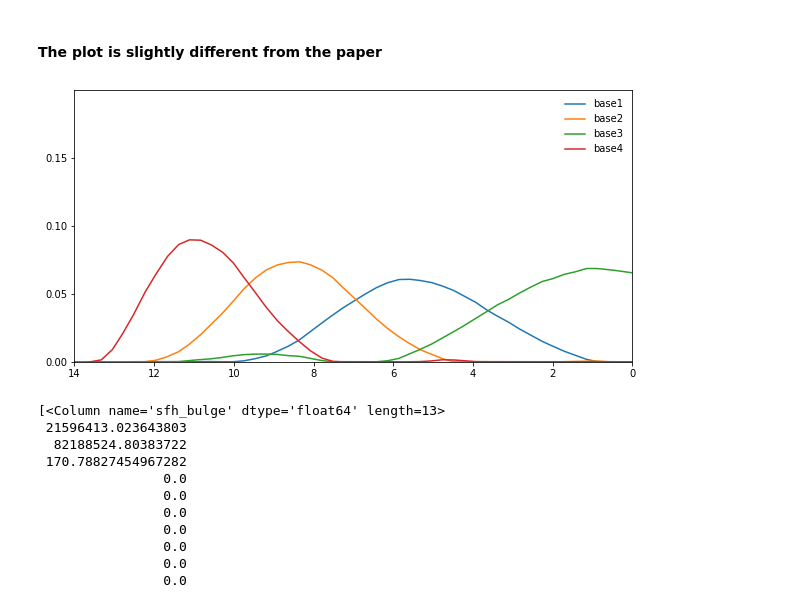
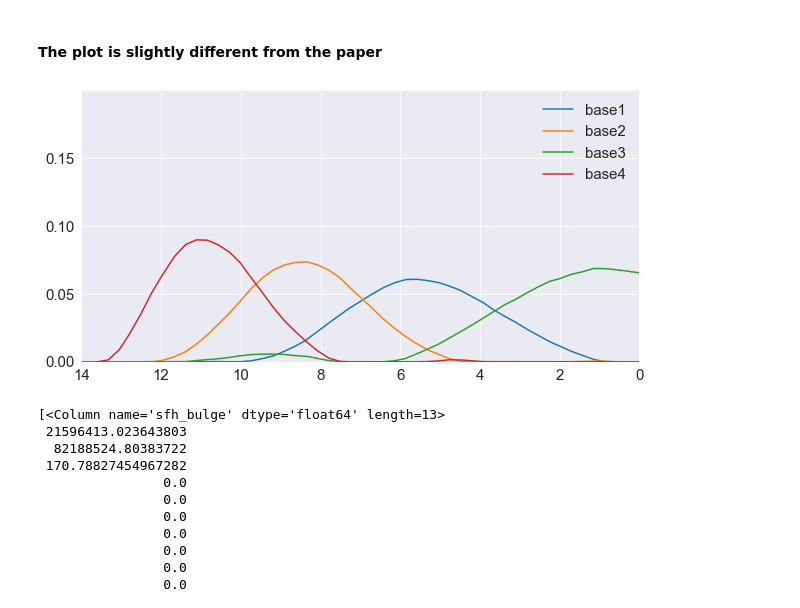
Before and after one commit to kgb0255/GQPMC_v3_JAMES, a Jupyter notebook: SFH_check.ipynb, the cells around one changed output. Cells and saved outputs as stored; diff of their text form; code cells hidden in the pictures.

```diff
--- a/SFH_check.ipynb
+++ b/SFH_check.ipynb
@@ -5,8 +5,8 @@ import matplotlib.pyplot as plt
 import os
 from gqp_mc import data as Data
 from gqp_mc import fitters as Fitters
-# import seaborn as sns
-# sns.set_style('white')
+import seaborn as sns
+sns.set_style('darkgrid')
 # %%
 specs,meta = Data.Spectra(sim='lgal',noise = 'none', lib = 'bc03', sample = 'mini_mocha')
 photo, _ = Data.Photometry(sim='lgal', noise= 'legacy', lib='bc03', sample='mini_mocha')
@@ -73,16 +78,18 @@ base4 = dummy._sfh_basis[3]
 # %%
 plt.figure(figsize = (10,5))
 plt.plot(t_lookback,base1(13.6-t_lookback), label = 'base1')
 plt.plot(t_lookback,base2(13.6-t_lookback), label = 'base2')
 plt.plot(t_lookback,base3(13.6-t_lookback), label = 'base3')
 plt.plot(t_lookback,base4(13.6-t_lookback), label = 'base4')
-plt.legend(frameon = False, loc = 'upper right')
+plt.legend(frameon = False, loc = 'upper right', fontsize = 15)
 plt.xlim(t_lookback.min(),t_lookback.max())
 plt.ylim(0,0.2)
-plt.yticks([0,0.05,0.1,0.15])
+plt.yticks([0,0.05,0.1,0.15],fontsize = 15)
+plt.xticks(fontsize = 15)
 plt.gca().invert_xaxis()
+plt.show()
 # %% [output]
-[figure, old version]
+[figure, new version]
 # %%
 meta['sfh_bulge']
 # %% [output]
```
Also changed, not shown: parts of 5 cells of this notebook.
